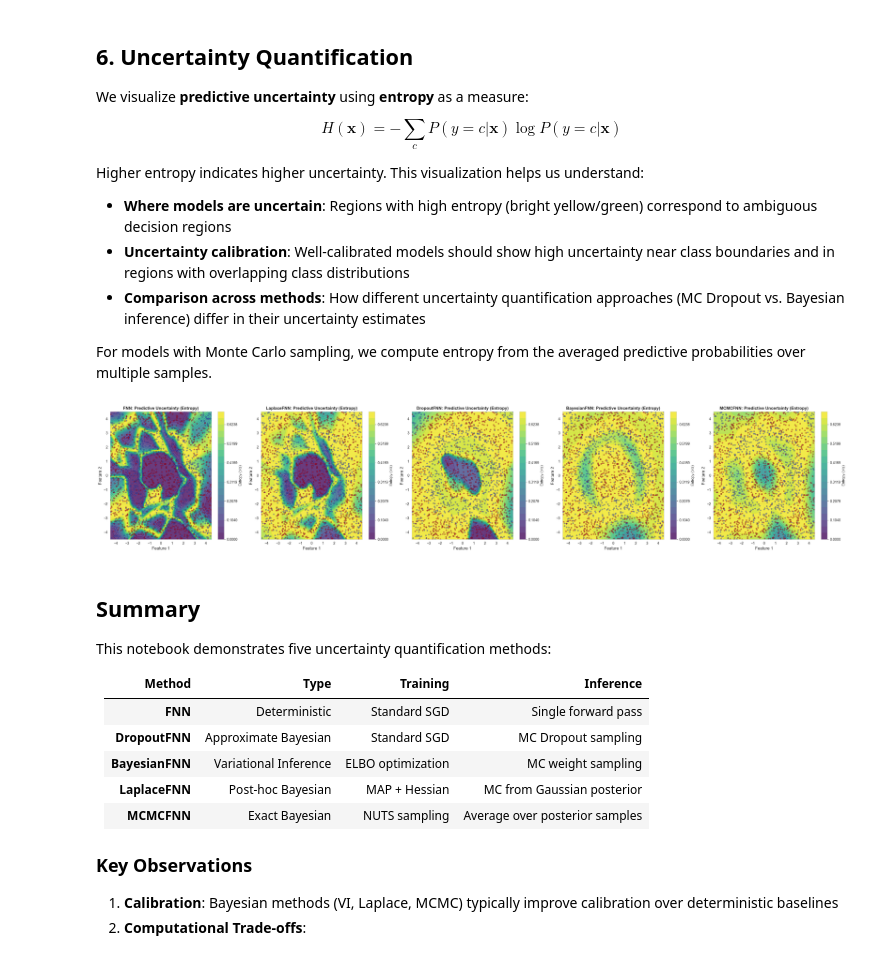
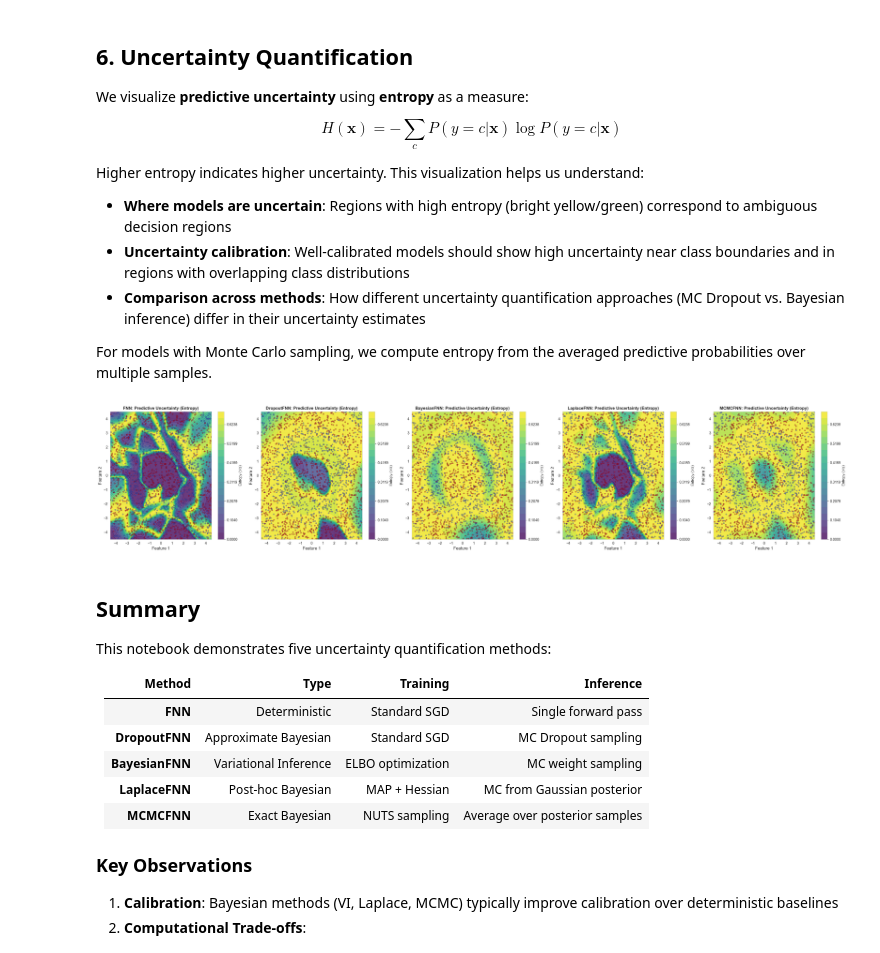
Before and after one commit to kamilkrukowski/BayesNNBench, a Jupyter notebook: notebooks/train_analyze_posterior.ipynb, the cells around one changed output. Saved outputs shown, nothing was run; the diff lists cells and outputs as text; code cells hidden in the pictures.

```diff
--- a/notebooks/train_analyze_posterior.ipynb
+++ b/notebooks/train_analyze_posterior.ipynb
@@ -690,56 +494,11 @@ Higher entropy indicates higher uncertainty. This visualization helps us underst
 - **Comparison across methods**: How different uncertainty quantification approaches (MC Dropout vs. Bayesian inference) differ in their uncertainty estimates
 
 For models with Monte Carlo sampling, we compute entropy from the averaged predictive probabilities over multiple samples.
-# %%
-# Plot uncertainty (entropy) for all models using subplots (1 row, 5 cols)
-fig, axes = plt.subplots(1, 5, figsize=(30, 6))
-axes = axes.flatten()  # Flatten to 1D array for easier indexing
-
-# Fixed color scale for consistent comparison across all plots
-# Max binary entropy is log(2) ≈ 0.693
-ENTROPY_VMIN, ENTROPY_VMAX = 0.0, np.log(2)
-USE_LOG_SCALE = (
-    False  # Set to True for log-transformed colors (emphasizes low entropy regions)
-)
-
-
-# Create a helper function with common parameters (X_test, y_test, seed, vmin, vmax)
-def plot_entropy(model, params, name, n_samples, ax):
-    """Helper function to plot predictive uncertainty (entropy) with consistent color scale."""
-    return plot_uncertainty(
-        model,
-        params,
-        X_test,
-        y_test,
-        name,
-        n_samples=n_samples,
-        seed=seed,
-        ax=ax,
-        vmin=ENTROPY_VMIN,
-        vmax=ENTROPY_VMAX,
-        log_scale=USE_LOG_SCALE,
-    )
-
-
-# Plot each model
-plot_entropy(fnn_model, fnn_params, "FNN", 1, axes[0])
-plot_entropy(
-    laplace_fnn_model, {}, "LaplaceFNN", 256, axes[1]
-)  # params ignored by LaplaceFNN
-plot_entropy(dropout_fnn_model, dropout_fnn_params, "DropoutFNN", 100, axes[2])
-plot_entropy(bayesian_fnn_model, bayesian_fnn_params, "BayesianFNN", 100, axes[3])
-plot_entropy(mcmc_fnn_model, {}, "MCMCFNN", 256, axes[4])  # params ignored by MCMCFNN
-
-plt.tight_layout()
-if figures_dir:
-    plt.savefig(
-        figures_dir / "uncertainty_entropy_comparison.png",
-        dpi=150,
-        bbox_inches="tight",
-    )
-plt.show()
-# %% [output]
-[figure, removed]
+# %%
+# Plot uncertainty (entropy) for all models using the grid wrapper
+plot_uncertainty_grid(all_results, X_test, y_test, seed=seed, figures_dir=figures_dir)
+# %% [output]
+[figure, added]
 # %% [markdown]
 ## Summary
 
```
Also changed, not shown: parts of 12 cells of this notebook, 6 other files.
